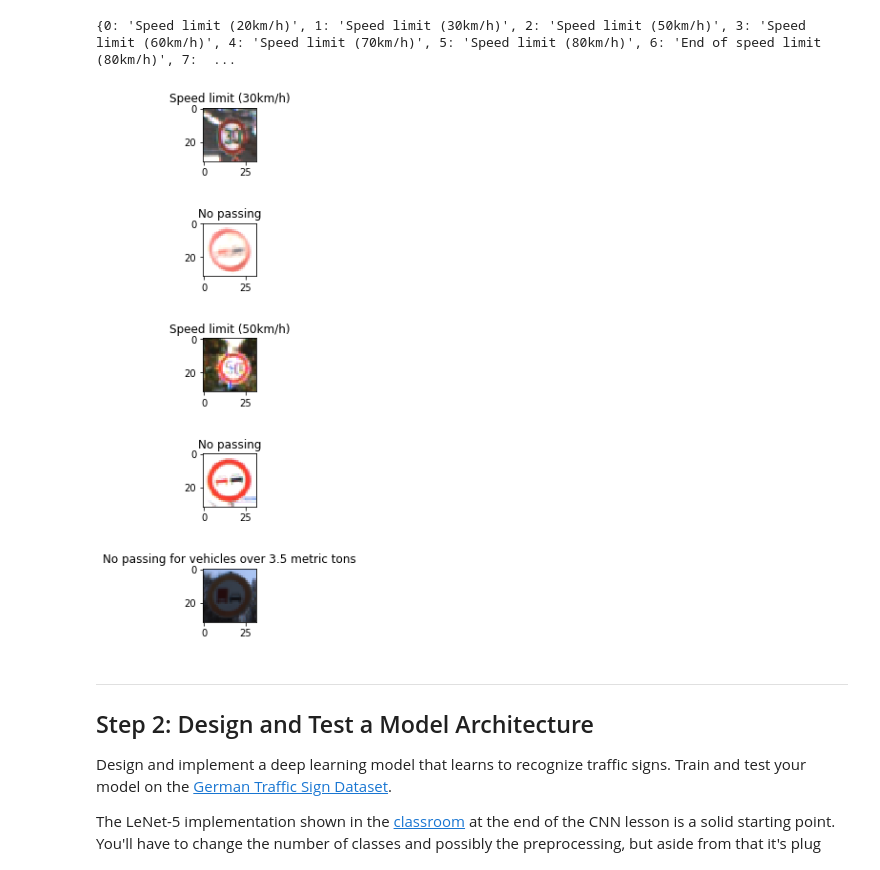
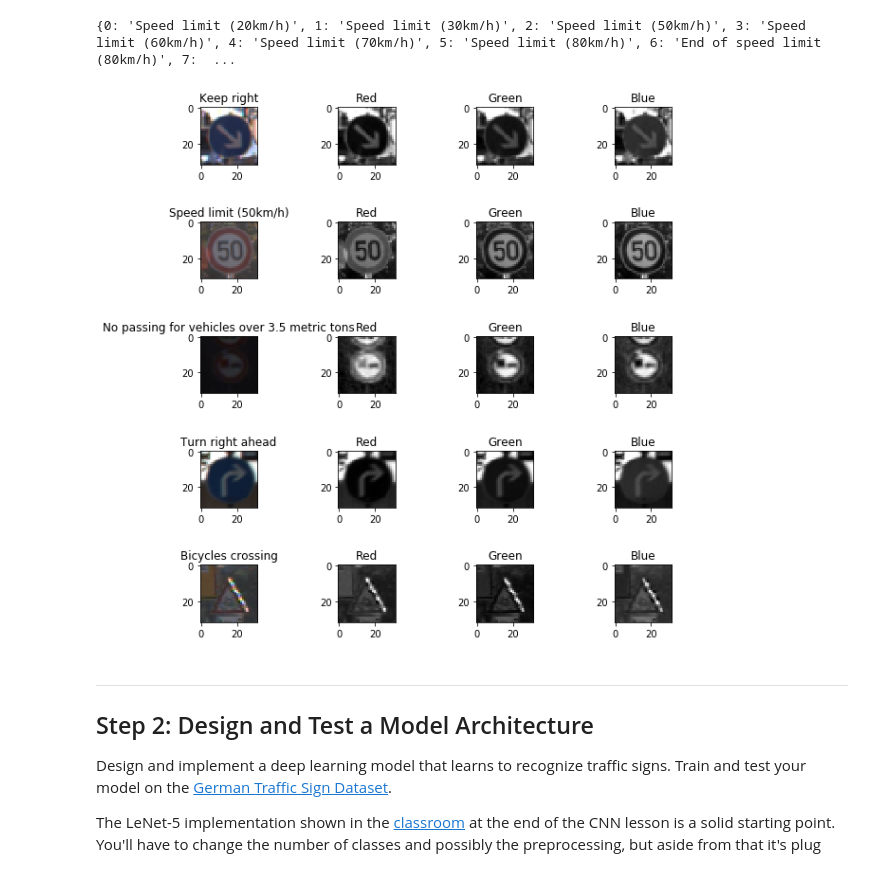
Before and after one commit to bhaubhau/CarND-Traffic-Sign-Classifier-Project, a Jupyter notebook: Traffic_Sign_Classifier.ipynb, the cells around one changed output. Drawn from its saved outputs; the diff is of its cells as text; code cells hidden in the pictures.

```diff
--- a/Traffic_Sign_Classifier.ipynb
+++ b/Traffic_Sign_Classifier.ipynb
@@ -108,24 +108,30 @@ print(label_codes)
 # %%
 ### Data exploration visualization code goes here.
 ### Feel free to use as many code cells as needed.
 import random
 import matplotlib.pyplot as plt
 
 # Visualizations will be shown in the notebook.
 %matplotlib inline
 
-f, axarr = plt.subplots(5, 1)
+f, axarr = plt.subplots(5, 4)
 f.subplots_adjust(hspace=1)
 f.set_figheight(10)
-f.set_figwidth(1)
+f.set_figwidth(10)
 for i in np.arange(0,5):
     index = random.randint(0, n_train)
     image = X_train[index].squeeze()
-    axarr[i].set_title(label_codes[y_train[index]])
-    axarr[i].imshow(image)
+    axarr[i,0].set_title(label_codes[y_train[index]])
+    axarr[i,0].imshow(image)
+    axarr[i,1].set_title('Red')
+    axarr[i,1].imshow(image[:,:,0],cmap='gray')
+    axarr[i,2].set_title('Green')
+    axarr[i,2].imshow(image[:,:,1],cmap='gray')
+    axarr[i,3].set_title('Blue')
+    axarr[i,3].imshow(image[:,:,2],cmap='gray')
 plt.show()
 # %% [output]
-[figure, old version]
+[figure, new version]
 # %% [markdown]
 ----
 
```
Also changed, not shown: parts of 2 cells of this notebook.
